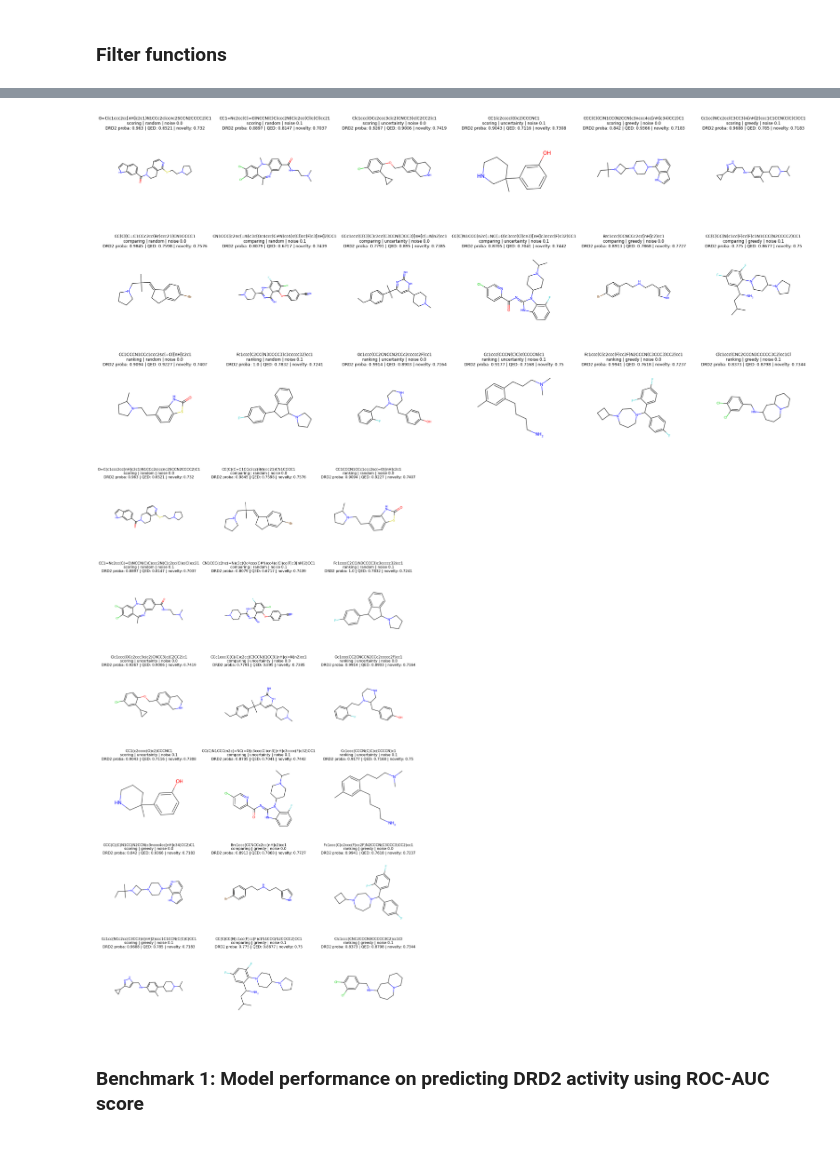
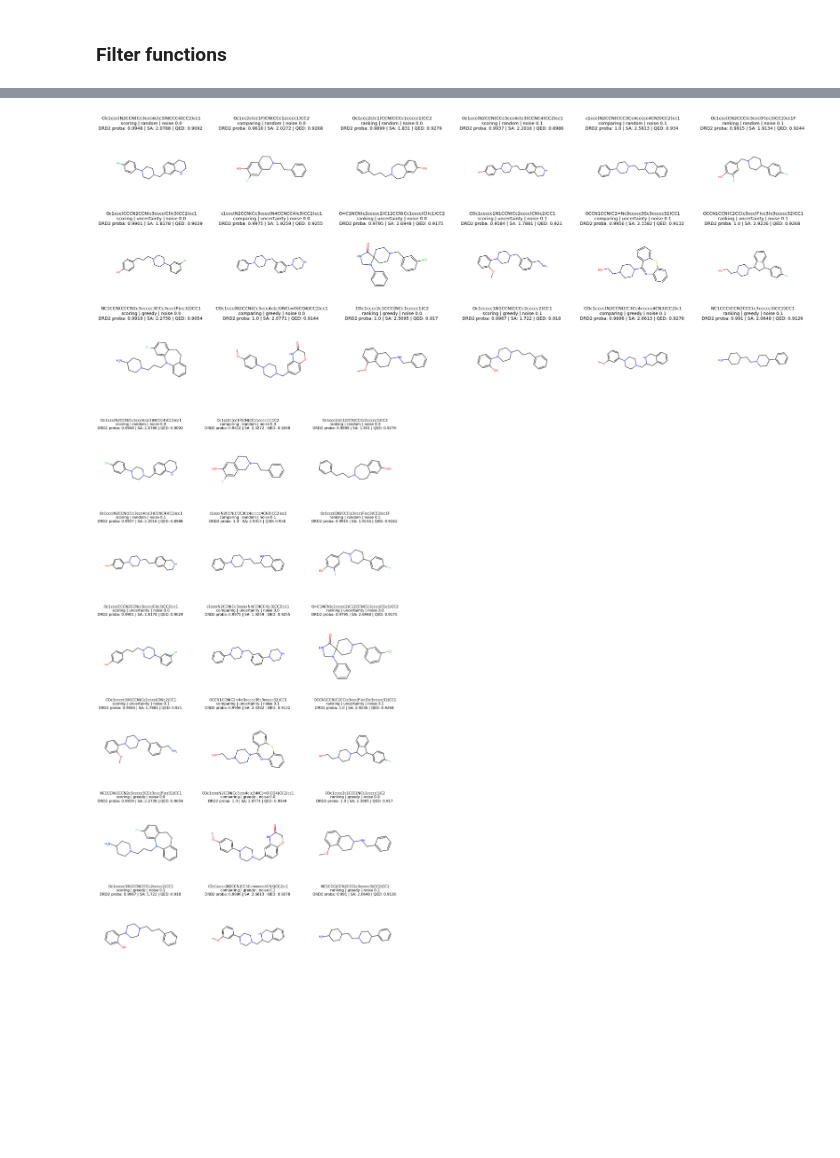
Before and after one commit to SpringNuance/Human-In-The-Loop-De-Novo-Molecular-Design, a Jupyter notebook: Base-Code-Binh/plot_results_n_steps_100.ipynb, the cells around one changed output, grey strips where cells are left out. Cells and saved outputs as stored; diff of their text form; code cells hidden in the pictures; blank space fills up the shorter version.

```diff
--- a/Base-Code-Binh/plot_results_n_steps_100.ipynb
+++ b/Base-Code-Binh/plot_results_n_steps_100.ipynb
@@ -63,7 +60,7 @@ for acquisition in ["random", "uncertainty", "greedy"]:
             models[model_name][f"acq_{acquisition}_noise_{sigma_noise}"] = {}
             combined_models[model_name][f"acq_{acquisition}_noise_{sigma_noise}"] = {}
 
-            for prop_name in ["smiles_list", "metrics", "drd2_proba", "novelty_score", "sa_score", "qed_score",\
+            for prop_name in ["smiles_list", "metrics", "drd2_proba",\
                             "logP", "mol_weight", "h_donors", "h_acceptors",\
                             "tpsa", "rotatable_bonds", "num_rings"]:
 
@@ -74,7 +71,7 @@ for acquisition in ["random", "uncertainty", "greedy"]:
                 if prop_name != "metrics":
                     prop_list = []
 
-                    # EXCLUDING THE FIRST ROUND
+                    # We should exclude the first reinvent round, since the ML model is a random model
                     for REINVENT_round in range(2, 5):
                         REINVENT_round_name = f"REINVENT_round_{REINVENT_round}"
                         #print(len(list(result[REINVENT_round_name])))
@@ -326,7 +467,7 @@ Summary of mean of properties of molecules that satisfy each respective threshol
 import copy
 
 model_names = ["score_regression", "bradley_terry", "rank_listnet"]
-prop_names = ["smiles_list", "drd2_proba", "novelty_score", "sa_score", "qed_score", "logP", "mol_weight", "h_donors", "h_acceptors", "tpsa", "rotatable_bonds", "num_rings"]
+prop_names = ["smiles_list", "drd2_proba", "logP", "mol_weight", "h_donors", "h_acceptors", "tpsa", "rotatable_bonds", "num_rings"]
 
 model_names_mapping = {
     "score_regression": "scoring",
@@ -335,8 +476,8 @@ model_names_mapping = {
 }
 filtered_combined_models = copy.deepcopy(combined_models)
 
-summary_percentage = pd.DataFrame(columns=["num_filtered_mols", "drd2_proba", "novelty_score", "sa_score", "qed_score", "logP", "mol_weight", "h_donors", "h_acceptors", "tpsa", "rotatable_bonds", "num_rings"])
-summary_mean = pd.DataFrame(columns=["num_filtered_mols", "drd2_proba", "novelty_score", "sa_score", "qed_score", "logP", "mol_weight", "h_donors", "h_acceptors", "tpsa", "rotatable_bonds", "num_rings"])
+summary_percentage = pd.DataFrame(columns=["num_filtered_mols", "drd2_proba", "logP", "mol_weight", "h_donors", "h_acceptors", "tpsa", "rotatable_bonds", "num_rings"])
+summary_mean = pd.DataFrame(columns=["num_filtered_mols", "drd2_proba", "logP", "mol_weight", "h_donors", "h_acceptors", "tpsa", "rotatable_bonds", "num_rings"])
 
 for i, model_name in enumerate(model_names):
     for acquisition in ["random", "uncertainty", "greedy"]:
@@ -350,7 +491,7 @@ for i, model_name in enumerate(model_names):
             props_dict["smiles_list"] = combined_models[model_name][f"acq_{acquisition}_noise_{sigma_noise}"]["smiles_list"]
 
             threshold_dict = {} # We will use the default thresholds
-            props_dict_filtered, percentage_dict, means_dict = props_filter(props_dict, threshold_dict)
+            props_dict_filtered, percentage_dict, means_dict = mol_descriptor_filter(props_dict)
 
             summary_percentage.loc[f"{model_names_mapping[model_name]} | {acquisition} acq | noise {sigma_noise}", "num_filtered_mols"] = len(props_dict_filtered["smiles_list"])
             summary_mean.loc[f"{model_names_mapping[model_name]} | {acquisition} acq | noise {sigma_noise}", "num_filtered_mols"] = len(props_dict_filtered["smiles_list"])
@@ -366,7 +507,7 @@ for i, model_name in enumerate(model_names):
             for prop_name in prop_names:
                 filtered_combined_models[model_name][f"acq_{acquisition}_noise_{sigma_noise}"][prop_name] = props_dict_filtered[prop_name]
 
-print("Summary of percentage of molecules that satisfy each respective threshold at all REINVENT rounds except round 1")
+print("Summary of percentage of molecules that satisfy each respective threshold at all REINVENT rounds")
 summary_percentage = summary_percentage.apply(pd.to_numeric, errors='coerce')  # Convert all other data to numeric, coercing errors
 summary_percentage.head(30)
 # %% [output]
@@ -459,53 +1427,52 @@ def draw_one_molecule(smile, legend_name):
     img = Image.open(io.BytesIO(img))
     return img
 
-fig, ax = plt.subplots(3, 6, figsize=(30, 15))
+fig, ax = plt.subplots(3, 6, figsize=(30, 12))
 ax = ax.flatten()
 index = 0
 
 model_names_mapping = {
     "score_regression": "scoring",
     "bradley_terry": "comparing",
     "rank_listnet": "ranking"
 }
 
-for model_name in model_names:
-    for acquisition in ["random", "uncertainty", "greedy"]:
-        for sigma_noise in [0.0, 0.1]:
+for acquisition in ["random", "uncertainty", "greedy"]:
+    for sigma_noise in [0.0, 0.1]:
+        for model_name in model_names:
             # Create the figure and axes once for each acquisition and noise combination
 
-            REINVENT_round_name = f"REINVENT_round_{REINVENT_round}"
             smiles_list = filtered_combined_models[model_name][f"acq_{acquisition}_noise_{sigma_noise}"]["smiles_list"]
             drd2_probas = filtered_combined_models[model_name][f"acq_{acquisition}_noise_{sigma_noise}"]["drd2_proba"]
-            qed_scores = filtered_combined_models[model_name][f"acq_{acquisition}_noise_{sigma_noise}"]["qed_score"]
-            novelty_scores = filtered_combined_models[model_name][f"acq_{acquisition}_noise_{sigma_noise}"]["novelty_score"]
+            qed_scores = filtered_qed_score_dict_list[model_name][f"acq_{acquisition}_noise_{sigma_noise}"]
+            sa_scores = filtered_sa_score_dict_list[model_name][f"acq_{acquisition}_noise_{sigma_noise}"]
 
-            # Then we sort them by novelty score
-            sorted_indices = sorted(range(len(novelty_scores)), key=lambda i: novelty_scores[i], reverse=True)[:3]
-            # Then we sort them by qed score
-            sorted_indices = sorted(sorted_indices, key=lambda i: qed_scores[i], reverse=True)[:2]
-            # We will sort by DRD2 probability
+            # Then we sort them by QED score (higher the better)
+            sorted_indices = sorted(range(len(qed_scores)), key=lambda i: qed_scores[i], reverse=True)[:20]
+            # Then we sort them by SA scores (lower the better)
+            sorted_indices = sorted(sorted_indices, key=lambda i: sa_scores[i], reverse=False)[:10]
+            # We will sort by DRD2 probability (higher the better)
             sorted_indices = sorted(sorted_indices, key=lambda i: drd2_probas[i], reverse=True)
 
 
             max_index = sorted_indices[0]
             smile = smiles_list[max_index]
             props = {prop: filtered_combined_models[model_name][f"acq_{acquisition}_noise_{sigma_noise}"][prop][max_index] for prop in [
-                "drd2_proba", "novelty_score", "sa_score", "qed_score", "logP", "mol_weight", "h_donors", "h_acceptors", "tpsa", "rotatable_bonds", "num_rings"]}
+                "drd2_proba", "logP", "mol_weight", "h_donors", "h_acceptors", "tpsa", "rotatable_bonds", "num_rings"]}
             drd2_proba = props["drd2_proba"]
-            qed_score = props["qed_score"]
-            novelty_score = props["novelty_score"]
-            legend_name = f"{smile}\n{model_names_mapping[model_name]} | {acquisition} | noise {sigma_noise}\nDRD2 proba: {round(drd2_proba, 4)} | QED: {round(qed_score, 4)} | novelty: {round(novelty_score, 4)}"
+            qed_score = qed_scores[max_index]
+            sa_score = sa_scores[max_index]
+            legend_name = f"{smile}\n{model_names_mapping[model_name]} | {acquisition} | noise {sigma_noise}\nDRD2 proba: {round(drd2_proba, 4)} | SA: {round(sa_score, 4)} | QED: {round(qed_score, 4)} "
             img = draw_one_molecule(smile, legend_name)
             ax[index].imshow(img)
-            ax[index].set_title(legend_name, fontsize=12)
+            ax[index].set_title(legend_name, fontsize=13)
             ax[index].axis('off')
             index += 1
 
 plt.tight_layout()
 plt.show()
 # %% [output]
-[figure, old version]
+[figure, new version]
 # %%
 import os
 import shutil
@@ -557,25 +1524,25 @@ for acquisition in ["random", "uncertainty", "greedy"]:
 
             smiles_list = filtered_combined_models[model_name][f"acq_{acquisition}_noise_{sigma_noise}"]["smiles_list"]
             drd2_probas = filtered_combined_models[model_name][f"acq_{acquisition}_noise_{sigma_noise}"]["drd2_proba"]
-            qed_scores = filtered_combined_models[model_name][f"acq_{acquisition}_noise_{sigma_noise}"]["qed_score"]
-            novelty_scores = filtered_combined_models[model_name][f"acq_{acquisition}_noise_{sigma_noise}"]["novelty_score"]
+            qed_scores = filtered_qed_score_dict_list[model_name][f"acq_{acquisition}_noise_{sigma_noise}"]
+            sa_scores = filtered_sa_score_dict_list[model_name][f"acq_{acquisition}_noise_{sigma_noise}"]
 
-            # Then we sort them by novelty score
-            sorted_indices = sorted(range(len(novelty_scores)), key=lambda i: novelty_scores[i], reverse=True)[:3]
-            # Then we sort them by qed score
-            sorted_indices = sorted(sorted_indices, key=lambda i: qed_scores[i], reverse=True)[:2]
-            # We will sort by DRD2 probability
+            # Then we sort them by QED score (higher the better)
+            sorted_indices = sorted(range(len(qed_scores)), key=lambda i: qed_scores[i], reverse=True)[:20]
+            # Then we sort them by SA scores (lower the better)
+            sorted_indices = sorted(sorted_indices, key=lambda i: sa_scores[i], reverse=False)[:10]
+            # We will sort by DRD2 probability (higher the better)
             sorted_indices = sorted(sorted_indices, key=lambda i: drd2_probas[i], reverse=True)
 
 
             max_index = sorted_indices[0]
             smile = smiles_list[max_index]
             props = {prop: filtered_combined_models[model_name][f"acq_{acquisition}_noise_{sigma_noise}"][prop][max_index] for prop in [
-                "drd2_proba", "novelty_score", "sa_score", "qed_score", "logP", "mol_weight", "h_donors", "h_acceptors", "tpsa", "rotatable_bonds", "num_rings"]}
+                "drd2_proba", "logP", "mol_weight", "h_donors", "h_acceptors", "tpsa", "rotatable_bonds", "num_rings"]}
             drd2_proba = props["drd2_proba"]
-            qed_score = props["qed_score"]
-            novelty_score = props["novelty_score"]
-            legend_name = f"{smile}\n{model_names_mapping[model_name]} | {acquisition} | noise {sigma_noise}\nDRD2 proba: {round(drd2_proba, 4)} | QED: {round(qed_score, 4)} | novelty: {round(novelty_score, 4)}"
+            qed_score = qed_scores[max_index]
+            sa_score = sa_scores[max_index]
+            legend_name = f"{smile}\n{model_names_mapping[model_name]} | {acquisition} | noise {sigma_noise}\nDRD2 proba: {round(drd2_proba, 4)} | SA: {round(sa_score, 4)} | QED: {round(qed_score, 4)} "
             img = draw_one_molecule(smile, legend_name)
             ax[index].imshow(img)
             ax[index].set_title(legend_name, fontsize=16)
@@ -585,5 +1552,5 @@ for acquisition in ["random", "uncertainty", "greedy"]:
 plt.tight_layout()
 plt.show()
 # %% [output]
-[figure, old version]
+[figure, new version]
 # %%
@@ -614,6 +1583,3 @@ if run_this_cell:
                     for i, smile in enumerate(smiles_list):
                         img = draw_one_molecules(smile)
                         img.save(f"smiles_figure_{model_name}_n_steps_100/acq_{acquisition}_noise_{sigma_noise}/REINVENT_round_{REINVENT_round}/molecule_{i+1}.png")
-# %% [markdown]
-### Benchmark 1: Model performance on predicting DRD2 activity using ROC-AUC score
-###
```
Also changed, not shown: parts of 34 cells of this notebook, 54 other files.
